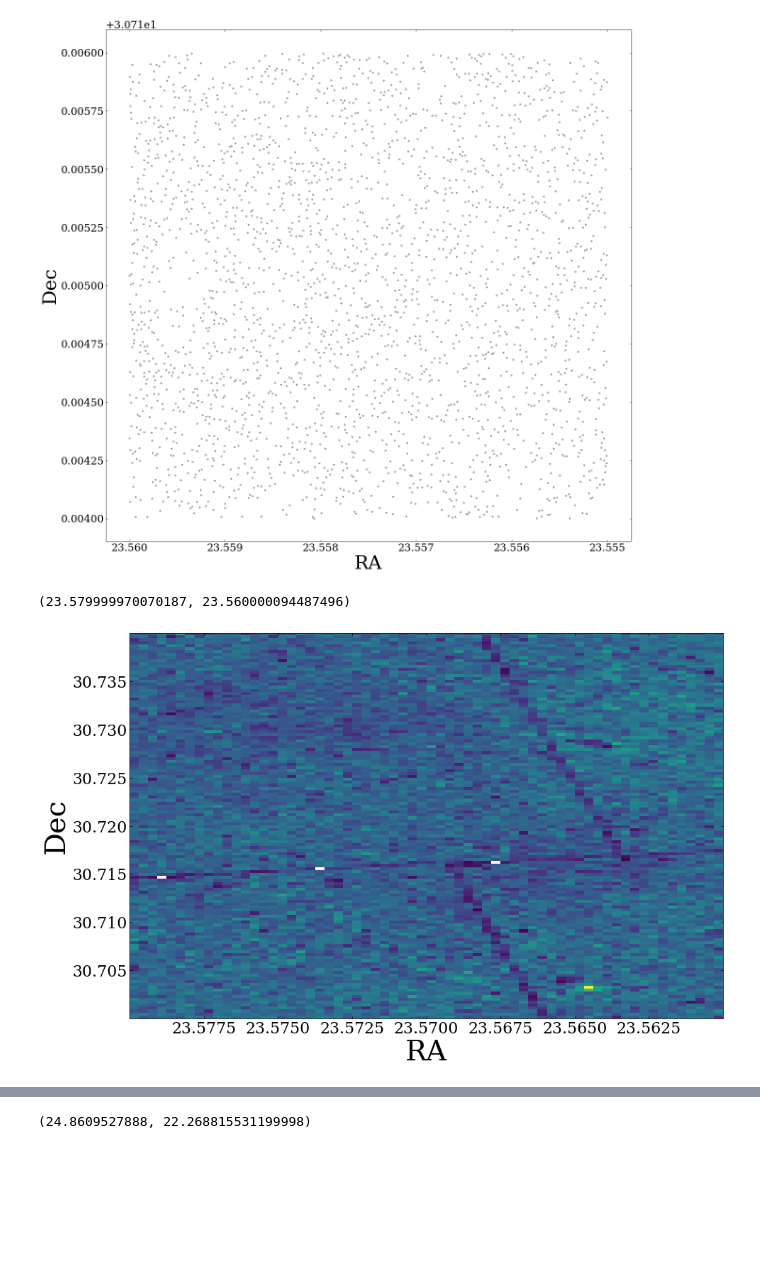
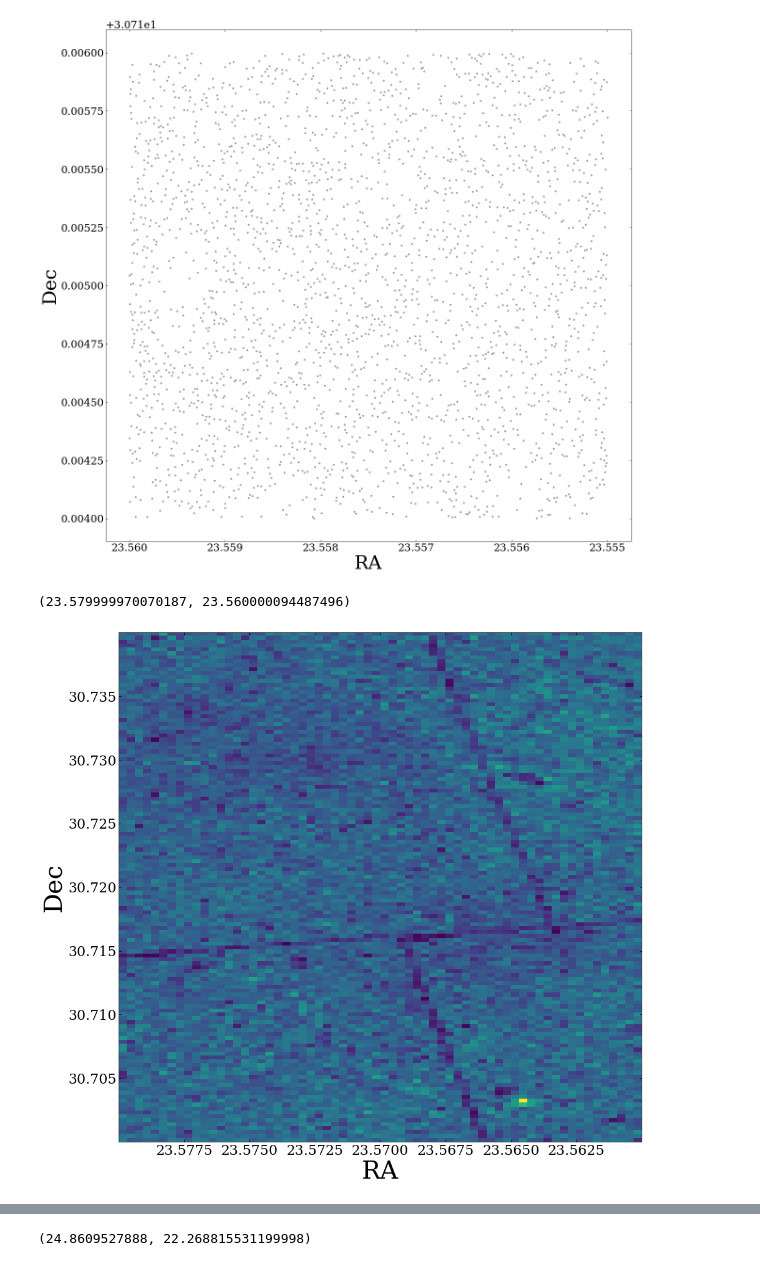
Before and after one commit to tmsandford/M33_Matching, a Jupyter notebook: M33_Matching_Exploration.ipynb, the cells around one changed output, grey strips where cells are left out. Cells and saved outputs as stored; diff of their text form; code cells hidden in the pictures; blank space fills up the shorter version.

```diff
--- a/M33_Matching_Exploration.ipynb
+++ b/M33_Matching_Exploration.ipynb
@@ -454,26 +453,26 @@ dm33 = 859.*u.kpc
 # %%
 ra3,dec3 = ds3.RA.evaluate(selection='SUB'),ds3.DEC.evaluate(selection='SUB')
 
 aspect_ratio = (ra3.max()-ra3.min())*np.cos(np.pi/180.*dec_m33) / (dec3.max()-dec3.min())
 
 n = 130
 hall,hra,hdec = np.histogram2d(ra3,dec3,
                                bins=[int(n*aspect_ratio),n],
                                density=False)
 
 fig = plt.figure()
-fig.set_figwidth(15)
-fig.set_figheight(10)
+fig.set_figwidth(30*aspect_ratio)
+fig.set_figheight(15)
 ax = plt.subplot(111)
 ax.set_xlabel('RA')
 ax.set_ylabel('Dec')
 
 im = ax.imshow(hall.T,aspect='auto',
                interpolation='nearest',origin='lower',
                extent=[hra[0],hra[-1],hdec[0],hdec[-1]],
                cmap='viridis',vmin=5,vmax=70)
 
 ax.set_xlim(ax.get_xlim()[::-1])
 # %% [output]
 (23.579999970070187, 23.560000094487496)
-[figure, old version]
+[figure, new version]
```
Also changed, not shown: parts of 3 cells of this notebook.
